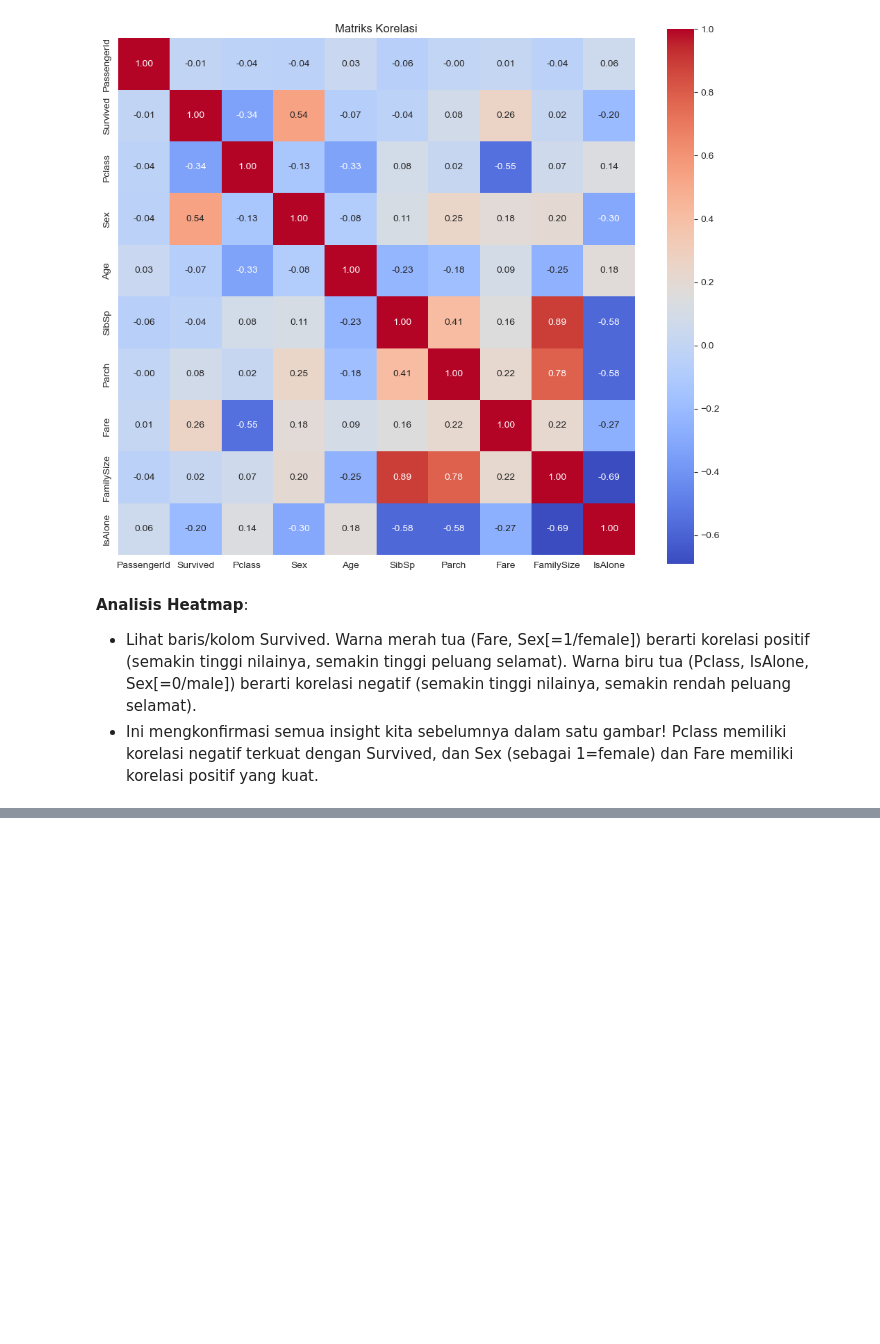
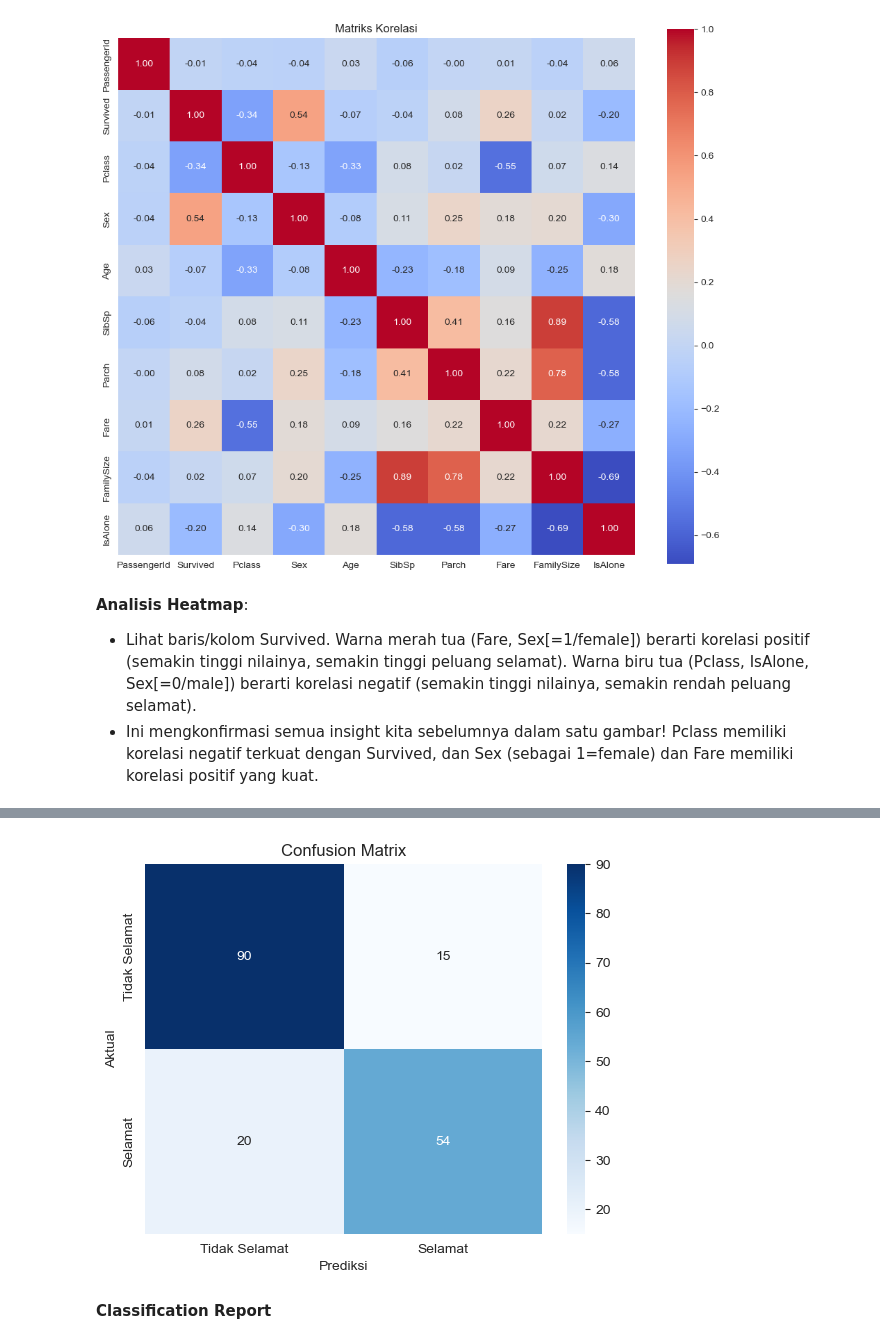
Before and after one commit to Ulinuhabduh/ML-Journey, a Jupyter notebook: Bulan 1/01-First-Data-Load.ipynb, the cells around one changed output, grey strips where cells are left out. Cells and saved outputs as stored; diff of their text form; code cells hidden in the pictures; blank space fills up the shorter version.

```diff
--- a/Bulan 1/01-First-Data-Load.ipynb
+++ b/Bulan 1/01-First-Data-Load.ipynb
@@ -458,0 +558,10 @@ plt.show()
+# %%
+from sklearn.model_selection import train_test_split
+
+# Bagi data menjadi 80% untuk training dan 20% untuk testing
+# random_state=42 memastikan bahwa pembagiannya selalu sama setiap kali kode dijalankan,
+# ini penting untuk reproduksibilitas.
+X_train, X_test, y_train, y_test = train_test_split(X, y, test_size=0.2, random_state=42)
+
+print("Ukuran Training Set (X_train):", X_train.shape)
+print("Ukuran Testing Set (X_test):", X_test.shape)
@@ -458,0 +576,10 @@ plt.show()
+# %%
+from sklearn.linear_model import LogisticRegression
+
+# 1. Inisialisasi model
+model = LogisticRegression(max_iter=1000)
+
+# 2. Latih model menggunakan data training
+model.fit(X_train, y_train)
+
+print("Model Logistic Regression berhasil dilatih!")
@@ -458,0 +590,8 @@ plt.show()
+# %%
+# Membuat prediksi pada X_test
+y_pred = model.predict(X_test)
+
+# Lihat beberapa hasil prediksi dibandingkan dengan hasil sebenarnya
+# Kita buat DataFrame kecil untuk perbandingan
+hasil_prediksi = pd.DataFrame({'Aktual': y_test, 'Prediksi': y_pred})
+print(hasil_prediksi.head(10))
@@ -458,0 +627,14 @@ plt.show()
+# %%
+from sklearn.metrics import confusion_matrix
+import seaborn as sns
+
+cm = confusion_matrix(y_test, y_pred)
+sns.heatmap(cm, annot=True, fmt='d', cmap='Blues', xticklabels=['Tidak Selamat', 'Selamat'], yticklabels=['Tidak Selamat', 'Selamat'])
+plt.xlabel('Prediksi')
+plt.ylabel('Aktual')
+plt.title('Confusion Matrix')
+plt.show()
+# %% [output]
+[figure, added]
+# %% [markdown]
+**Classification Report**
```
Also changed, not shown: parts of 23 cells of this notebook.
